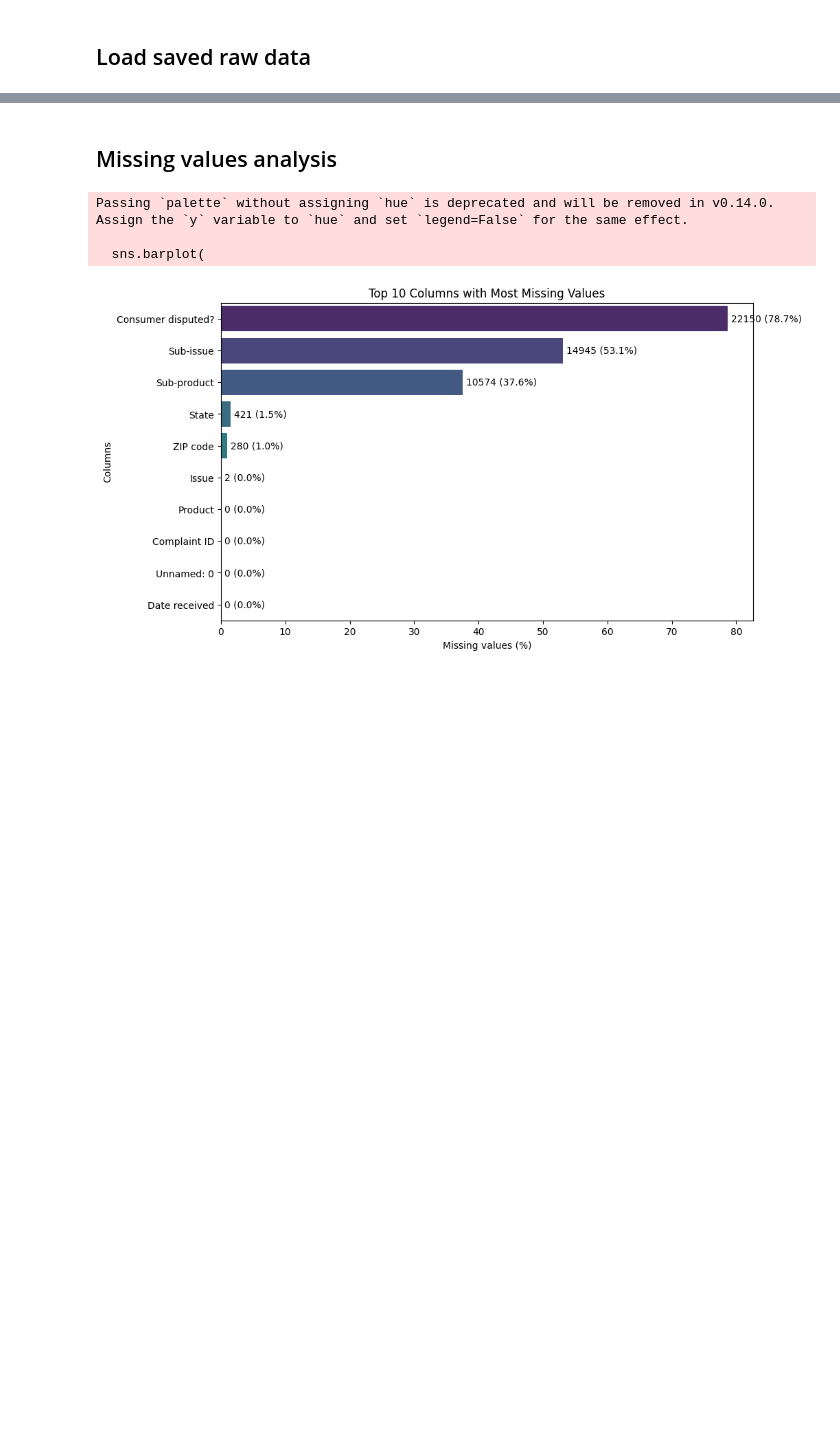
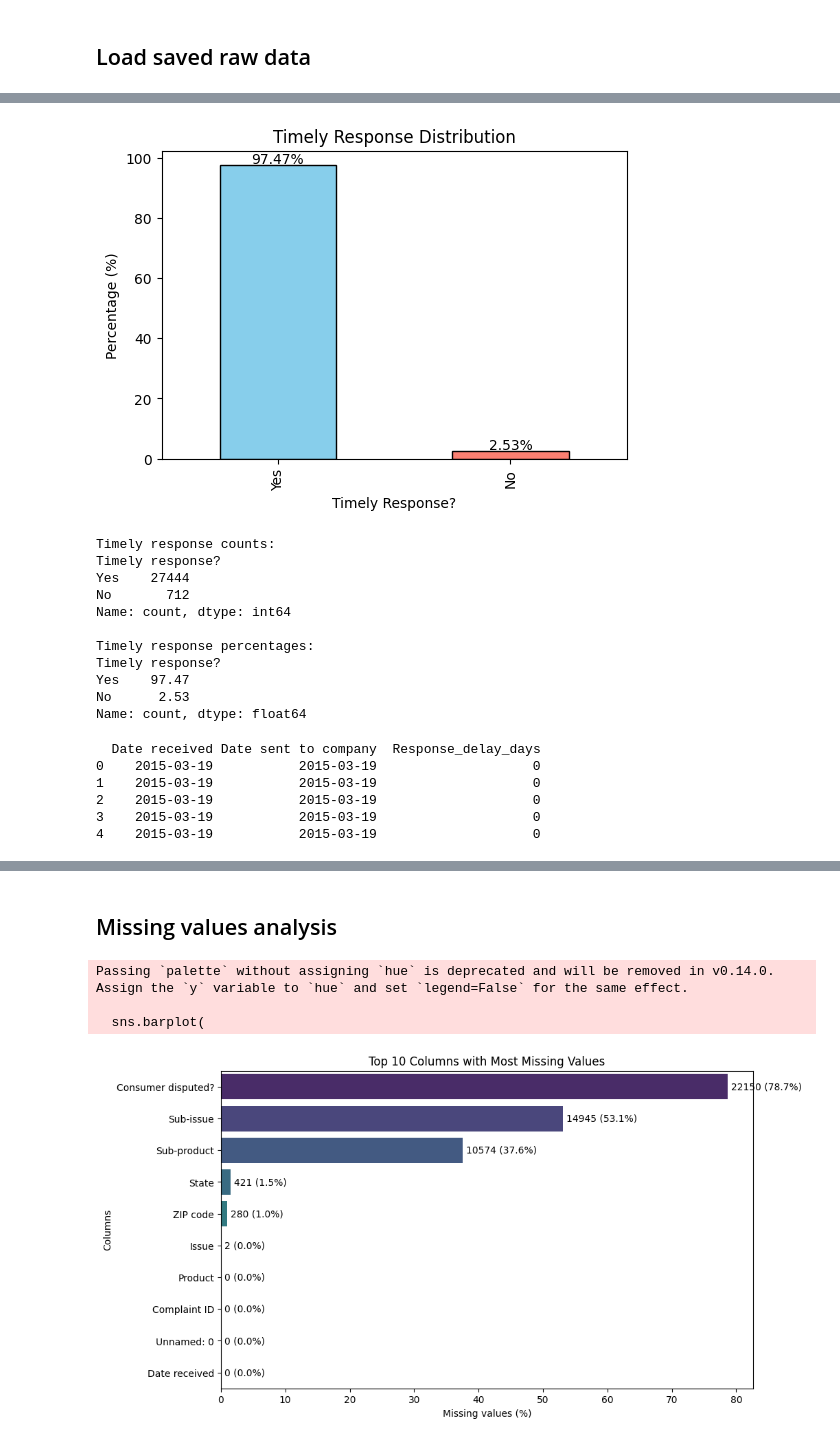
Before and after one commit to 8xbit/consumer_complaint_analysis_final_ML, a Jupyter notebook: nootebooks/02_LimpiezaEDA.ipynb, the cells around one changed output, grey strips where cells are left out. Saved outputs shown, nothing was run; the diff lists cells and outputs as text; code cells hidden in the pictures; blank space fills up the shorter version.

```diff
--- a/nootebooks/02_LimpiezaEDA.ipynb
+++ b/nootebooks/02_LimpiezaEDA.ipynb
@@ -16,3 +16,57 @@ Shape: (28156, 14)
 | 2 | 2 | 1290564 | Mortgage | FHA mortgage | Application, originator, mortgage... | NaN | MA | 2127.0 | 2015-03-19 | ... |
 | 3 | 3 | 1291615 | Credit card | NaN | Other | NaN | CA | 92592.0 | 2015-03-19 | ... |
 | 4 | 4 | 1292165 | Debt collection | Non-federal student loan | Cont'd attempts collect debt not ... | Debt resulted from identity theft | NaN | 43068.0 | 2015-03-19 | ... |
+# %%
+import matplotlib.pyplot as plt
+
+# Value counts
+timely_counts = df['Timely response?'].value_counts()
+timely_perc = timely_counts / timely_counts.sum() * 100
+
+# Plot
+plt.figure(figsize=(6,4))
+timely_perc.plot(kind='bar', color=['skyblue','salmon'], edgecolor='black')
+plt.title("Timely Response Distribution")
+plt.xlabel("Timely Response?")
+plt.ylabel("Percentage (%)")
+
+# Annotate percentages
+for i, v in enumerate(timely_perc):
+    plt.text(i, v + 0.5, f"{v:.2f}%", ha='center')
+
+plt.show()
+
+print("Timely response counts:")
+print(timely_counts)
+print("\nTimely response percentages:")
+print(timely_perc.round(2))
+# %% [output]
+[figure, added]
+Timely response counts:
+Timely response?
+Yes    27444
+No       712
+Name: count, dtype: int64
+
+Timely response percentages:
+Timely response?
+Yes    97.47
+No      2.53
+Name: count, dtype: float64
+# %%
+# Convert dates to datetime
+df['Date received'] = pd.to_datetime(df['Date received'])
+df['Date sent to company'] = pd.to_datetime(df['Date sent to company'])
+
+# Create response delay (in days)
+df['Response_delay_days'] = (df['Date sent to company'] - df['Date received']).dt.days
+
+# Check first rows
+print(df[['Date received', 'Date sent to company', 'Response_delay_days']].head())
+# %% [output]
+  Date received Date sent to company  Response_delay_days
+0    2015-03-19           2015-03-19                    0
+1    2015-03-19           2015-03-19                    0
+2    2015-03-19           2015-03-19                    0
+3    2015-03-19           2015-03-19                    0
+4    2015-03-19           2015-03-19                    0
```
Also changed, not shown: parts of 6 cells of this notebook.
